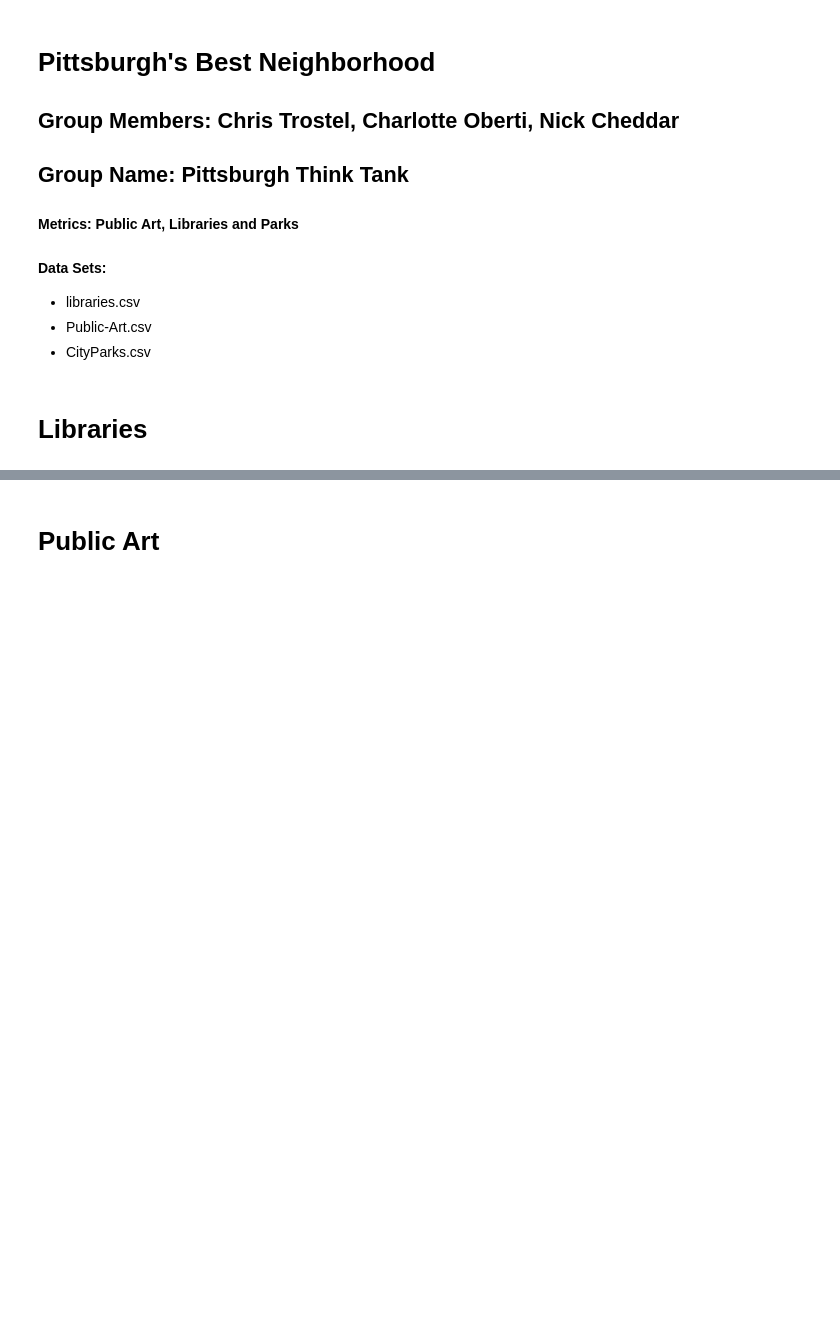
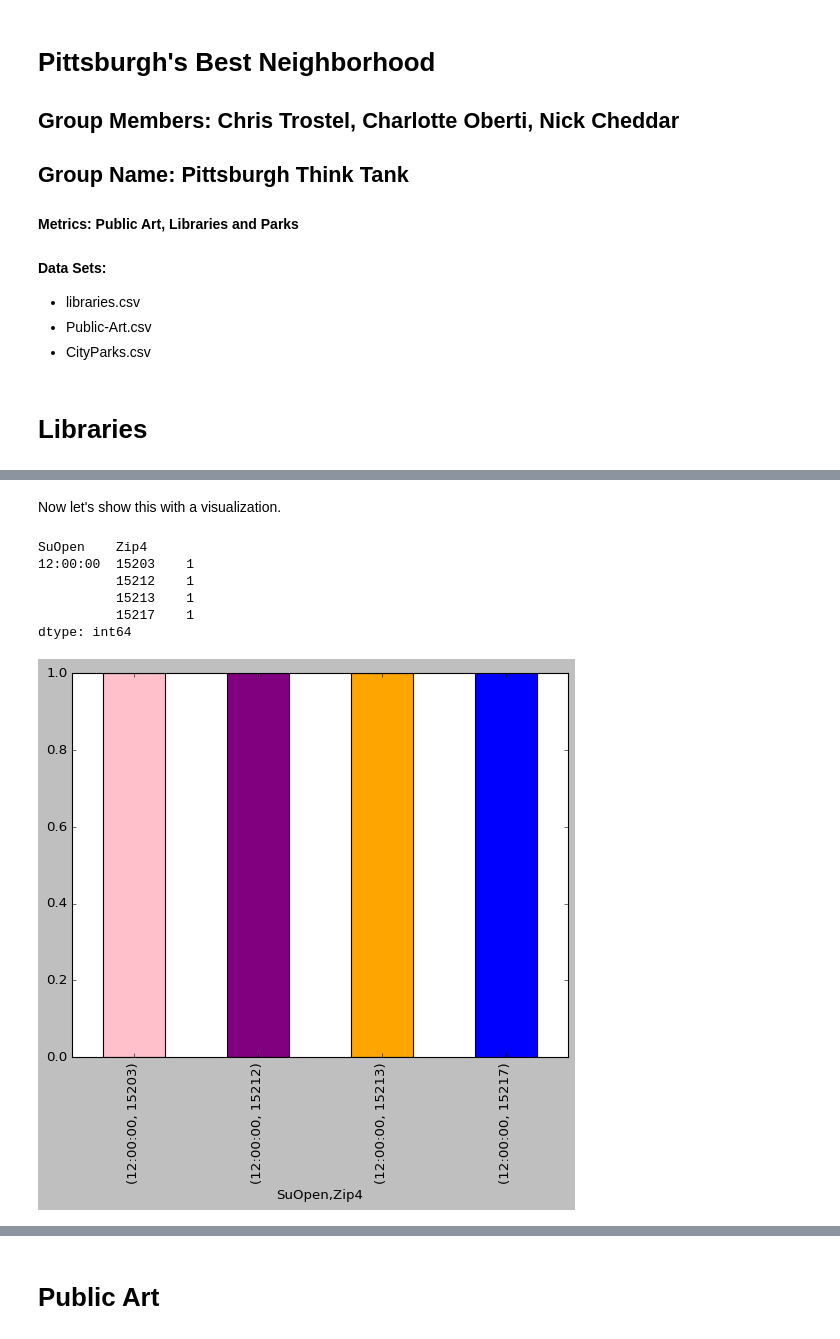
Before and after one commit to ChrisTros/Big-Ideas-Final-Project, a Jupyter notebook: FinalGroup.ipynb, the cells around one changed output, grey strips where cells are left out. Drawn from its saved outputs; the diff is of its cells as text; code cells hidden in the pictures; blank space fills up the shorter version.

```diff
--- a/FinalGroup.ipynb
+++ b/FinalGroup.ipynb
@@ -15,0 +107,8 @@
+# %%
+# concatinate two series together
+ser1 = lib_data['SuOpen']
+ser2 = lib_data['Zip4'].str[:5]
+
+# note the Series are passed as a list
+hours = pd.concat([ser1, ser2], axis=1)
+print(pd.concat([ser1, ser2], axis=1))
@@ -15,0 +133,21 @@
+# %% [markdown]
+Now let's show this with a visualization.
+# %%
+# Count the frequency of each value
+hours_counts = hours.value_counts().sort_values(ascending=True)
+hours_counts.droplevel('SuOpen')
+display(hours_counts)
+
+# Plot the frequencies as a bar plot
+hours_counts.plot(kind="bar", color=["pink", "purple", "orange", "blue"])
+
+# Show the plot
+plt.show()
+# %% [output]
+SuOpen    Zip4
+12:00:00  15203    1
+          15212    1
+          15213    1
+          15217    1
+dtype: int64
+[figure, added]
```
Also changed, not shown: parts of 11 cells of this notebook, 1 other file.
